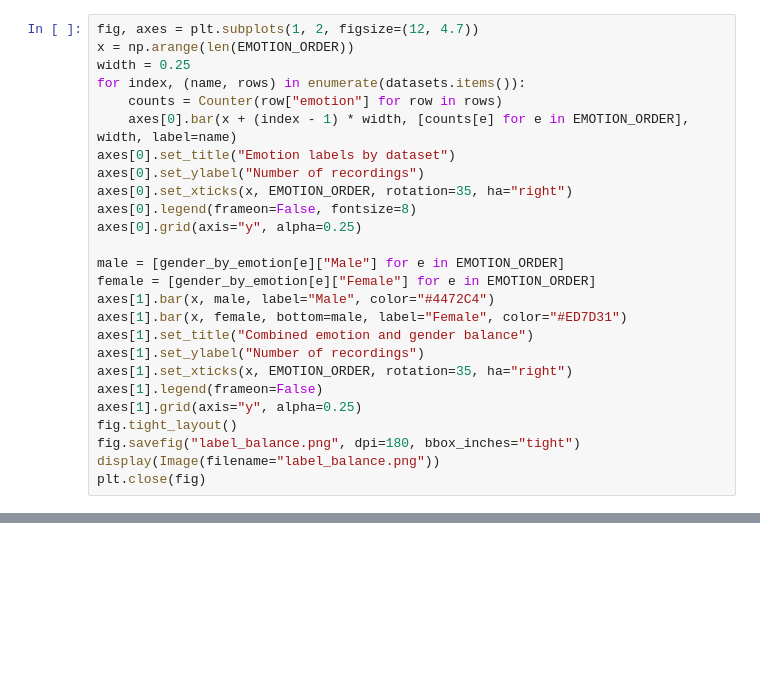
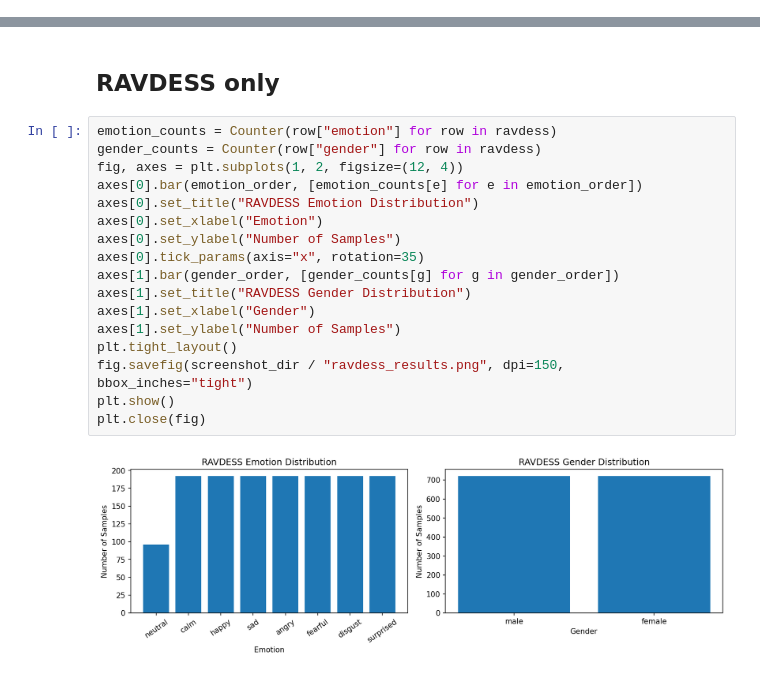
Before and after one commit to ChengyinHe-crypto/Week2-DataPreprocessing, a Jupyter notebook: RAVDESS_Actor25_Analysis.ipynb, the cells around one changed output, grey strips where cells are left out. Saved outputs shown, nothing was run; the diff lists cells and outputs as text; blank space fills up the shorter version.

```diff
--- a/RAVDESS_Actor25_Analysis.ipynb
+++ b/RAVDESS_Actor25_Analysis.ipynb
@@ -100,26 +0,0 @@ Actor 25 audio check: PCM WAV, 48000 Hz, 1 channel(s)
-# %%
-fig, axes = plt.subplots(1, 2, figsize=(12, 4.7))
-x = np.arange(len(EMOTION_ORDER))
-width = 0.25
-for index, (name, rows) in enumerate(datasets.items()):
-    counts = Counter(row["emotion"] for row in rows)
-    axes[0].bar(x + (index - 1) * width, [counts[e] for e in EMOTION_ORDER], width, label=name)
-axes[0].set_title("Emotion labels by dataset")
-axes[0].set_ylabel("Number of recordings")
-axes[0].set_xticks(x, EMOTION_ORDER, rotation=35, ha="right")
-axes[0].legend(frameon=False, fontsize=8)
-axes[0].grid(axis="y", alpha=0.25)
-
-male = [gender_by_emotion[e]["Male"] for e in EMOTION_ORDER]
-female = [gender_by_emotion[e]["Female"] for e in EMOTION_ORDER]
-axes[1].bar(x, male, label="Male", color="#4472C4")
-axes[1].bar(x, female, bottom=male, label="Female", color="#ED7D31")
-axes[1].set_title("Combined emotion and gender balance")
-axes[1].set_ylabel("Number of recordings")
-axes[1].set_xticks(x, EMOTION_ORDER, rotation=35, ha="right")
-axes[1].legend(frameon=False)
-axes[1].grid(axis="y", alpha=0.25)
-fig.tight_layout()
-fig.savefig("label_balance.png", dpi=180, bbox_inches="tight")
-display(Image(filename="label_balance.png"))
-plt.close(fig)
@@ -133,0 +67,21 @@ Actor 25 is one male speaker, so the combined counts are 780 male and 720 female
+# %% [markdown]
+## RAVDESS only
+# %%
+emotion_counts = Counter(row["emotion"] for row in ravdess)
+gender_counts = Counter(row["gender"] for row in ravdess)
+fig, axes = plt.subplots(1, 2, figsize=(12, 4))
+axes[0].bar(emotion_order, [emotion_counts[e] for e in emotion_order])
+axes[0].set_title("RAVDESS Emotion Distribution")
+axes[0].set_xlabel("Emotion")
+axes[0].set_ylabel("Number of Samples")
+axes[0].tick_params(axis="x", rotation=35)
+axes[1].bar(gender_order, [gender_counts[g] for g in gender_order])
+axes[1].set_title("RAVDESS Gender Distribution")
+axes[1].set_xlabel("Gender")
+axes[1].set_ylabel("Number of Samples")
+plt.tight_layout()
+fig.savefig(screenshot_dir / "ravdess_results.png", dpi=150, bbox_inches="tight")
+plt.show()
+plt.close(fig)
+# %% [output]
+[figure, added]
```
Also changed, not shown: parts of 12 cells of this notebook, 4 other files.
